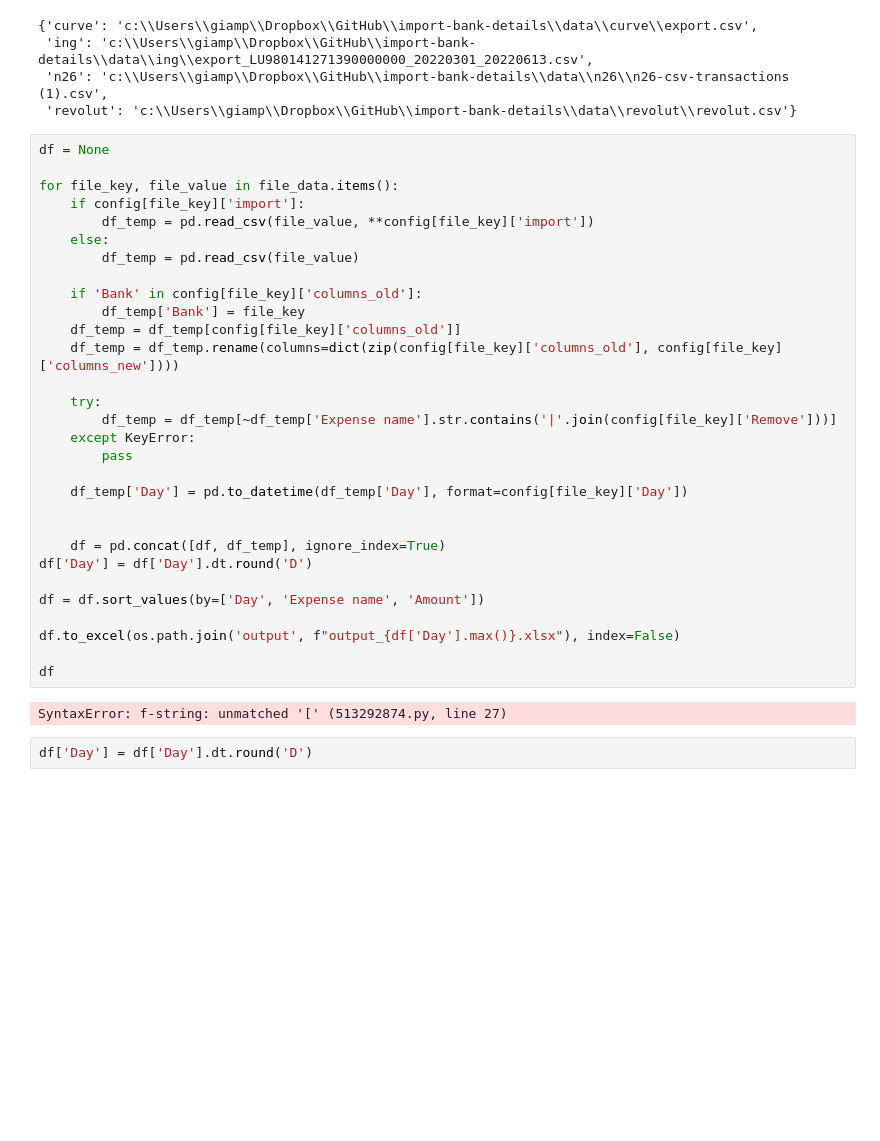
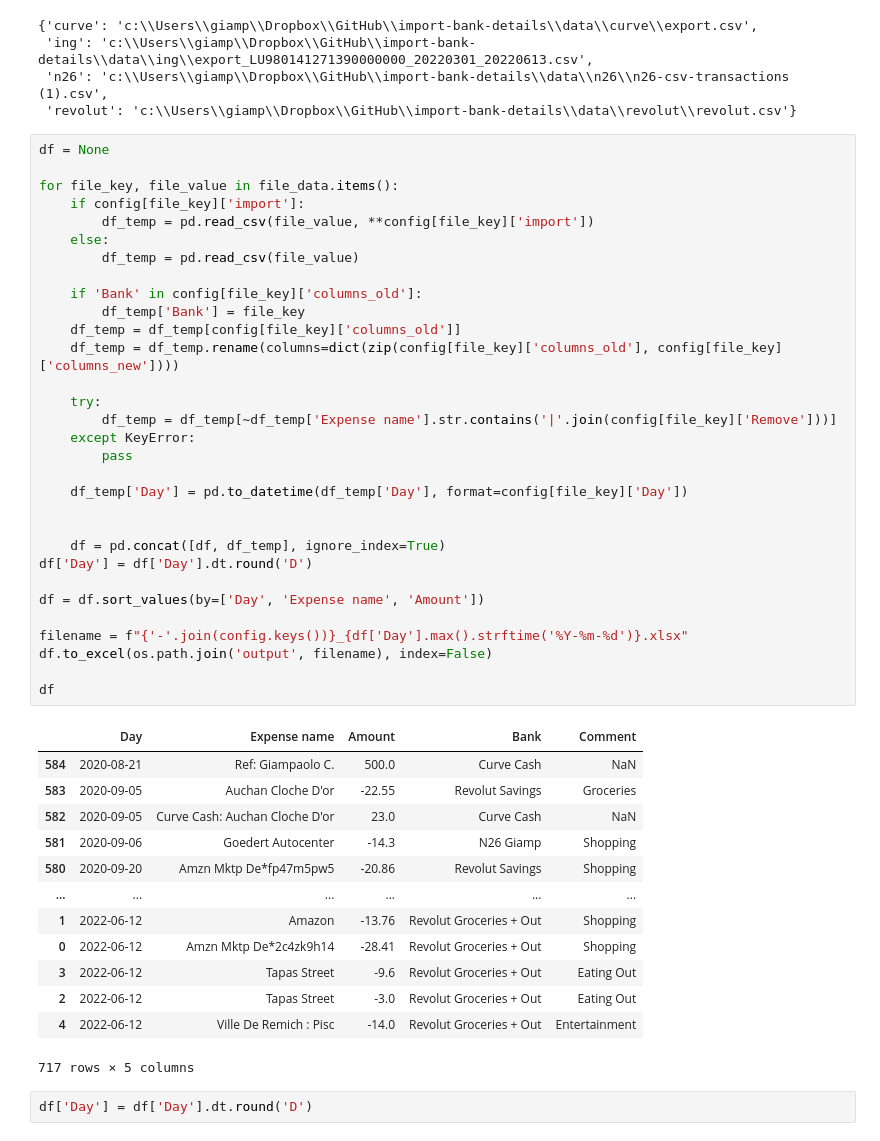
Before and after one commit to giampaolocasolla/import-bank-details, a Jupyter notebook: main.ipynb, the cells around one changed output. Drawn from its saved outputs; the diff is of its cells as text; blank space fills up the shorter version.

```diff
--- a/main.ipynb
+++ b/main.ipynb
@@ -43,35 +43,48 @@ file_data
 # %%
 df = None
 
 for file_key, file_value in file_data.items():
     if config[file_key]['import']:
         df_temp = pd.read_csv(file_value, **config[file_key]['import'])
     else:
         df_temp = pd.read_csv(file_value)
 
     if 'Bank' in config[file_key]['columns_old']:
         df_temp['Bank'] = file_key
     df_temp = df_temp[config[file_key]['columns_old']]
     df_temp = df_temp.rename(columns=dict(zip(config[file_key]['columns_old'], config[file_key]['columns_new'])))
 
     try:
         df_temp = df_temp[~df_temp['Expense name'].str.contains('|'.join(config[file_key]['Remove']))]
     except KeyError:
         pass
 
     df_temp['Day'] = pd.to_datetime(df_temp['Day'], format=config[file_key]['Day'])
 
 
     df = pd.concat([df, df_temp], ignore_index=True)
 df['Day'] = df['Day'].dt.round('D')
 
 df = df.sort_values(by=['Day', 'Expense name', 'Amount'])
 
-df.to_excel(os.path.join('output', f"output_{df['Day'].max()}.xlsx"), index=False)
+filename = f"{'-'.join(config.keys())}_{df['Day'].max().strftime('%Y-%m-%d')}.xlsx"
+df.to_excel(os.path.join('output', filename), index=False)
 
 df
 # %% [output]
+|  | Day | Expense name | Amount | Bank | Comment |
+| 584 | 2020-08-21 | Ref: Giampaolo C. | 500.0 | Curve Cash | NaN |
+| 583 | 2020-09-05 | Auchan Cloche D'or | -22.55 | Revolut Savings | Groceries |
+| 582 | 2020-09-05 | Curve Cash: Auchan Cloche D'or | 23.0 | Curve Cash | NaN |
+| 581 | 2020-09-06 | Goedert Autocenter | -14.3 | N26 Giamp | Shopping |
+| 580 | 2020-09-20 | Amzn Mktp De*fp47m5pw5 | -20.86 | Revolut Savings | Shopping |
+| ... | ... | ... | ... | ... | ... |
+| 1 | 2022-06-12 | Amazon | -13.76 | Revolut Groceries + Out | Shopping |
+| 0 | 2022-06-12 | Amzn Mktp De*2c4zk9h14 | -28.41 | Revolut Groceries + Out | Shopping |
+| 3 | 2022-06-12 | Tapas Street | -9.6 | Revolut Groceries + Out | Eating Out |
+| 2 | 2022-06-12 | Tapas Street | -3.0 | Revolut Groceries + Out | Eating Out |
+| 4 | 2022-06-12 | Ville De Remich : Pisc | -14.0 | Revolut Groceries + Out | Entertainment |
-SyntaxError: f-string: unmatched '[' (513292874.py, line 27)
+717 rows × 5 columns
 # %%
 df['Day'] = df['Day'].dt.round('D')
 # %%
```
